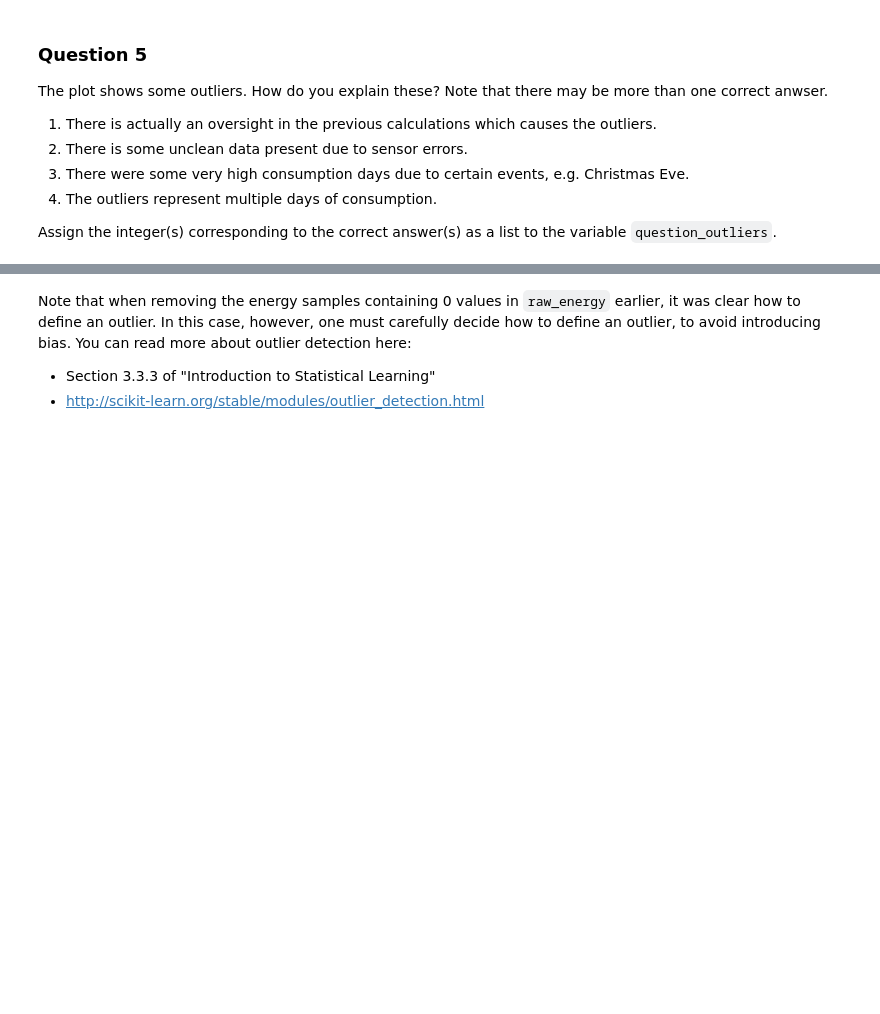
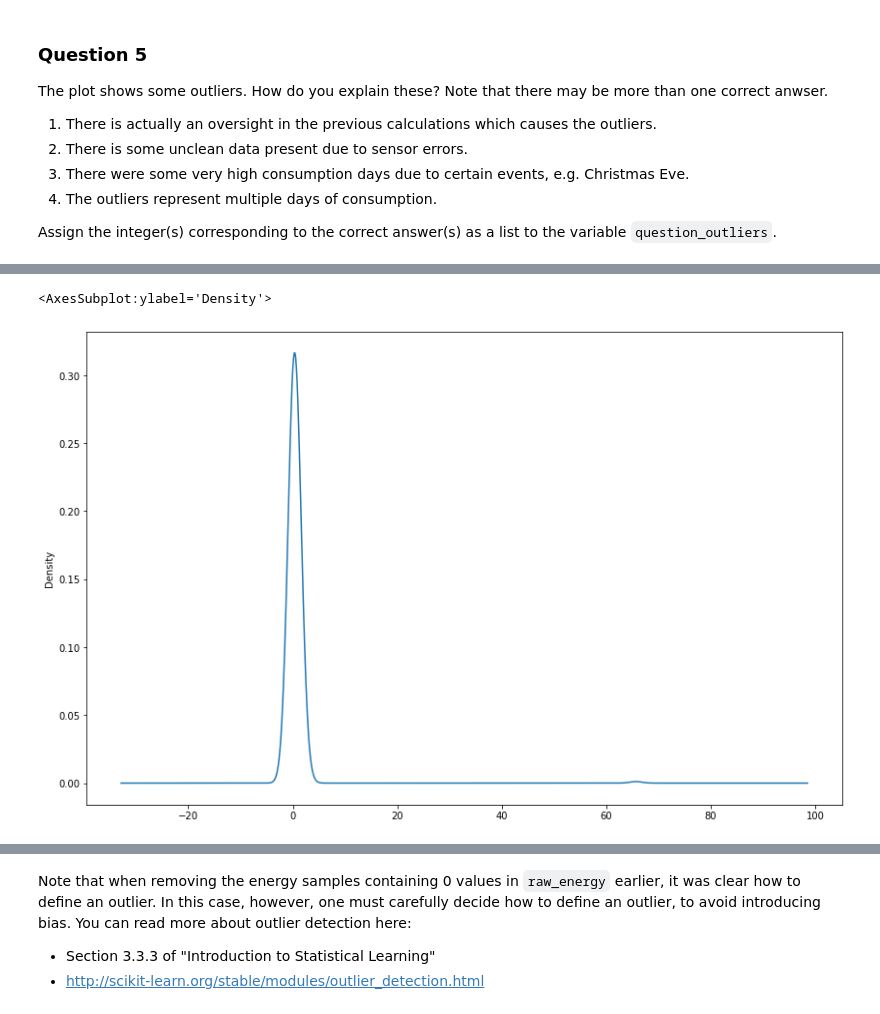
Before and after one commit to PanosBn/IoTGroup9, a Jupyter notebook: assignment.ipynb, the cells around one changed output, grey strips where cells are left out. Saved outputs shown, nothing was run; the diff lists cells and outputs as text; code cells hidden in the pictures; blank space fills up the shorter version.

```diff
--- a/assignment.ipynb
+++ b/assignment.ipynb
@@ -565,0 +629,5 @@ Assign the integer(s) corresponding to the correct answer(s) as a list to the va
+# %%
+data['consumption'].sample(300).plot.density() #checking the distribution of a sample
+# %% [output]
+<AxesSubplot:ylabel='Density'>
+[figure, added]
```
Also changed, not shown: parts of 17 cells of this notebook.
